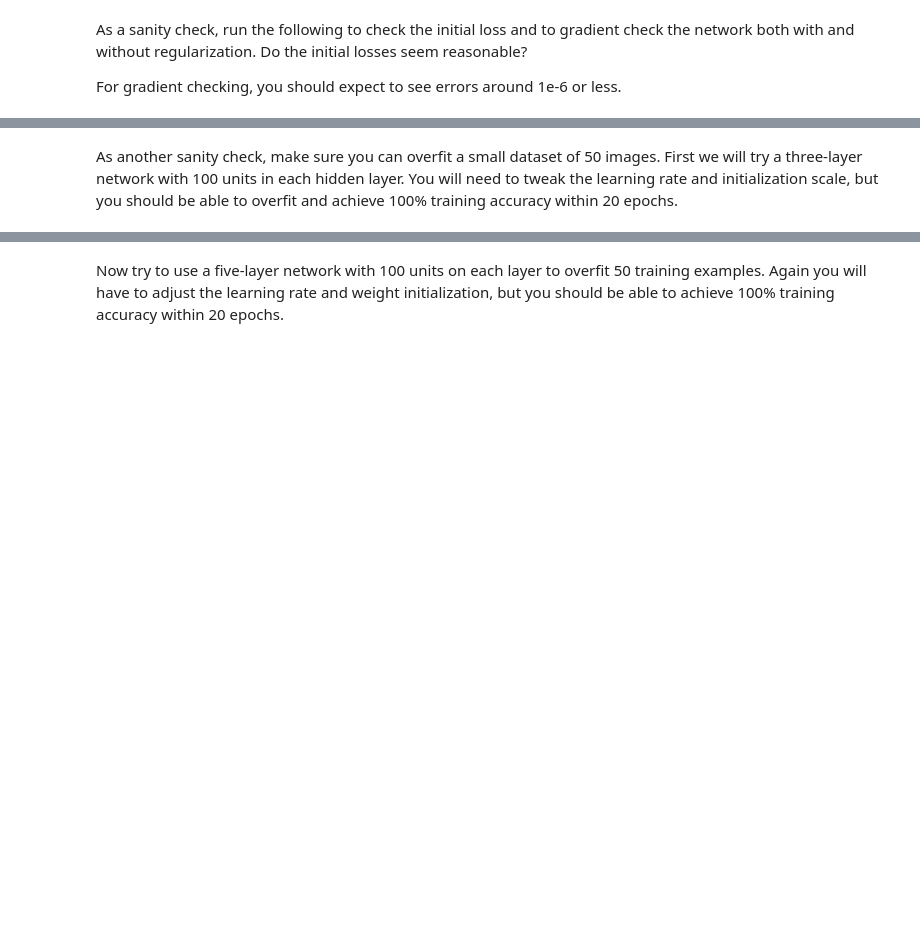
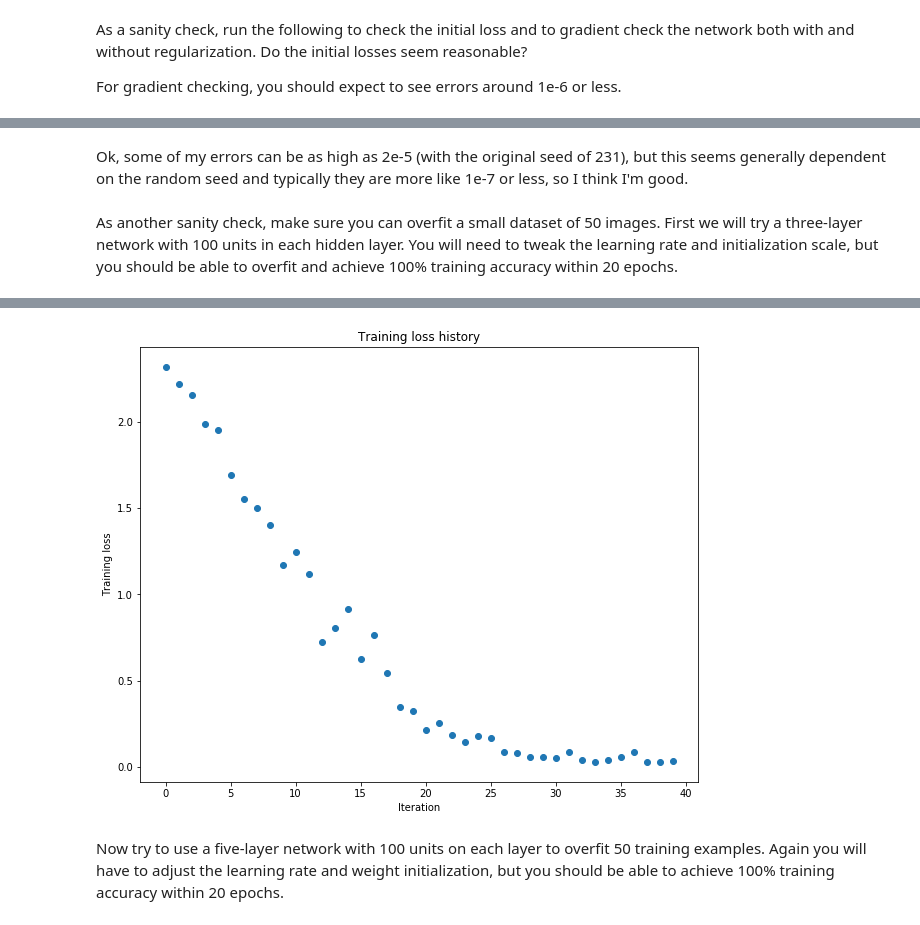
Before and after one commit to smeenehan/CS231n, a Jupyter notebook: assignment2/FullyConnectedNets.ipynb, the cells around one changed output, grey strips where cells are left out. Drawn from its saved outputs; the diff is of its cells as text; code cells hidden in the pictures; blank space fills up the shorter version.

Commit message:
Almost done with fully connected nets notebook. Going to come back to final task (train good model) after the batch norm and dropout notebooks are done so I can use those.

```diff
--- a/assignment2/FullyConnectedNets.ipynb
+++ b/assignment2/FullyConnectedNets.ipynb
@@ -407,3 +407,5 @@ b3 relative error: 1.80e-10
+# %% [markdown]
+Ok, some of my errors can be as high as 2e-5 (with the original seed of 231), but this seems generally dependent on the random seed and typically they are more like 1e-7 or less, so I think I'm good.
 # %% [markdown]
 As another sanity check, make sure you can overfit a small dataset of 50 images. First we will try a three-layer network with 100 units in each hidden layer. You will need to tweak the learning rate and initialization scale, but you should be able to overfit and achieve 100% training accuracy within 20 epochs.
 # %%
@@ -416,7 +418,7 @@ small_data = {
 }
 
 weight_scale = 1e-2
-learning_rate = 1e-4
+learning_rate = 1e-2
 model = FullyConnectedNet([100, 100],
               weight_scale=weight_scale, dtype=np.float64)
 solver = Solver(model, small_data,
@@ -433,3 +435,4 @@ plt.title('Training loss history')
 plt.xlabel('Iteration')
 plt.ylabel('Training loss')
 plt.show()
+# %% [output]
@@ -436,3 +456,4 @@ plt.show()
+[figure, added]
 # %% [markdown]
 Now try to use a five-layer network with 100 units on each layer to overfit 50 training examples. Again you will have to adjust the learning rate and weight initialization, but you should be able to achieve 100% training accuracy within 20 epochs.
 # %%
```
Also changed, not shown: parts of 10 cells of this notebook, 1 other file.
